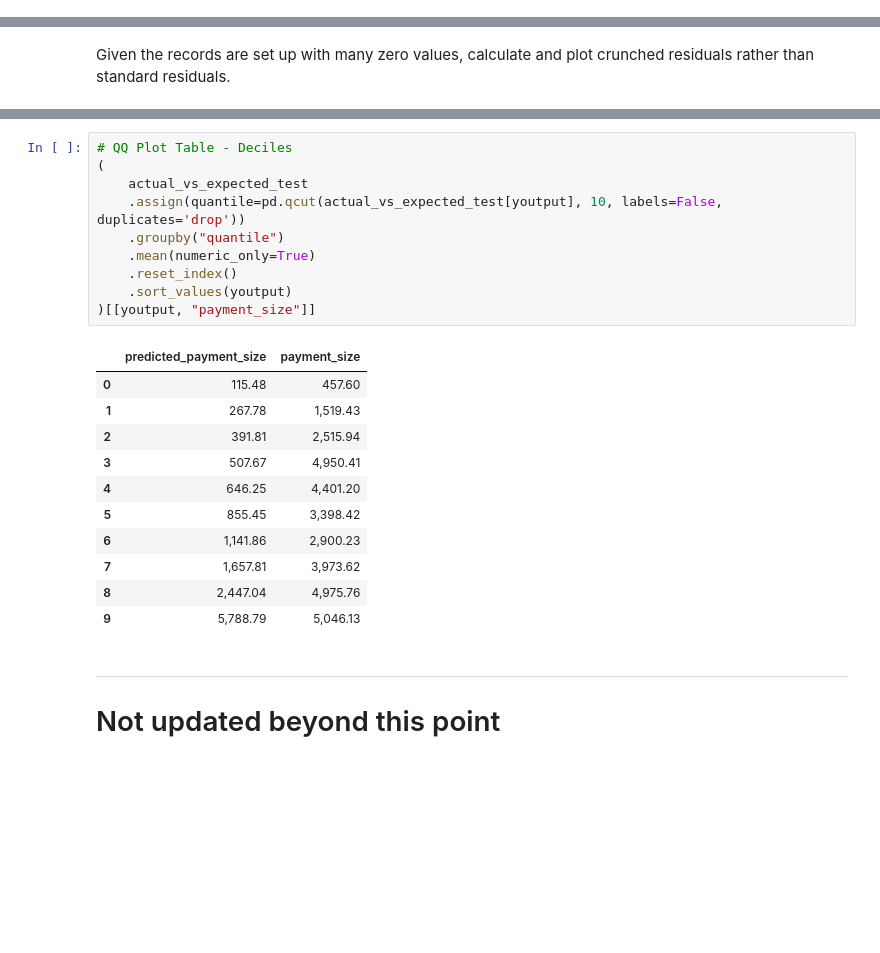
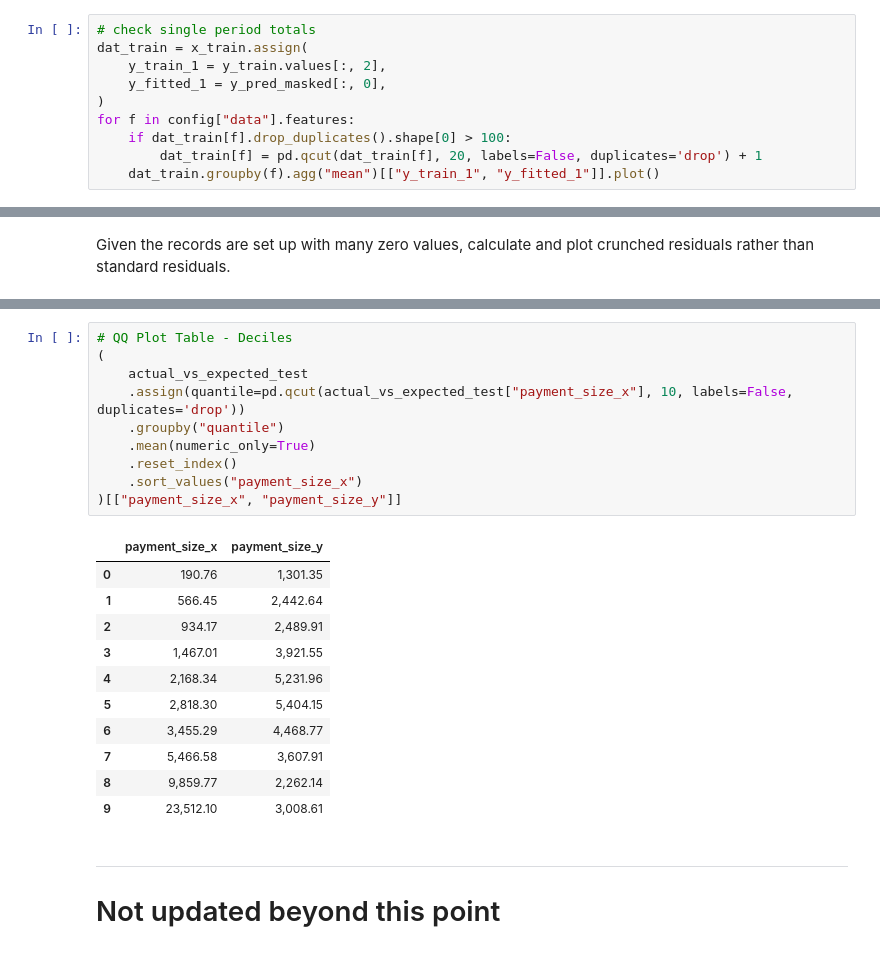
Before and after one commit to JackyP/MLR_working_party, a Jupyter notebook: 02_code/GRU_framework_triangular.ipynb, the cells around one changed output, grey strips where cells are left out. Saved outputs shown, nothing was run; the diff lists cells and outputs as text; blank space fills up the shorter version.

```diff
--- a/02_code/GRU_framework_triangular.ipynb
+++ b/02_code/GRU_framework_triangular.ipynb
@@ -676,0 +688,10 @@ for f in config["data"].features:
+# %%
+# check single period totals
+dat_train = x_train.assign(
+    y_train_1 = y_train.values[:, 2],
+    y_fitted_1 = y_pred_masked[:, 0],
+)
+for f in config["data"].features:
+    if dat_train[f].drop_duplicates().shape[0] > 100:
+        dat_train[f] = pd.qcut(dat_train[f], 20, labels=False, duplicates='drop') + 1
+    dat_train.groupby(f).agg("mean")[["y_train_1", "y_fitted_1"]].plot()
@@ -897,25 +1002,25 @@ fig
 # %%
 # QQ Plot Table - Deciles
 (
     actual_vs_expected_test
-    .assign(quantile=pd.qcut(actual_vs_expected_test[youtput], 10, labels=False, duplicates='drop'))
+    .assign(quantile=pd.qcut(actual_vs_expected_test["payment_size_x"], 10, labels=False, duplicates='drop'))
     .groupby("quantile")
     .mean(numeric_only=True)
     .reset_index()
-    .sort_values(youtput)
-)[[youtput, "payment_size"]]
+    .sort_values("payment_size_x")
+)[["payment_size_x", "payment_size_y"]]
 # %% [output]
-|  | predicted_payment_size | payment_size |
-| 0 | 115.48 | 457.60 |
-| 1 | 267.78 | 1,519.43 |
-| 2 | 391.81 | 2,515.94 |
-| 3 | 507.67 | 4,950.41 |
-| 4 | 646.25 | 4,401.20 |
-| 5 | 855.45 | 3,398.42 |
-| 6 | 1,141.86 | 2,900.23 |
-| 7 | 1,657.81 | 3,973.62 |
-| 8 | 2,447.04 | 4,975.76 |
-| 9 | 5,788.79 | 5,046.13 |
+|  | payment_size_x | payment_size_y |
+| 0 | 190.76 | 1,301.35 |
+| 1 | 566.45 | 2,442.64 |
+| 2 | 934.17 | 2,489.91 |
+| 3 | 1,467.01 | 3,921.55 |
+| 4 | 2,168.34 | 5,231.96 |
+| 5 | 2,818.30 | 5,404.15 |
+| 6 | 3,455.29 | 4,468.77 |
+| 7 | 5,466.58 | 3,607.91 |
+| 8 | 9,859.77 | 2,262.14 |
+| 9 | 23,512.10 | 3,008.61 |
 # %% [markdown]
 ----------------
 # Not updated beyond this point
```
Also changed, not shown: parts of 28 cells of this notebook.
